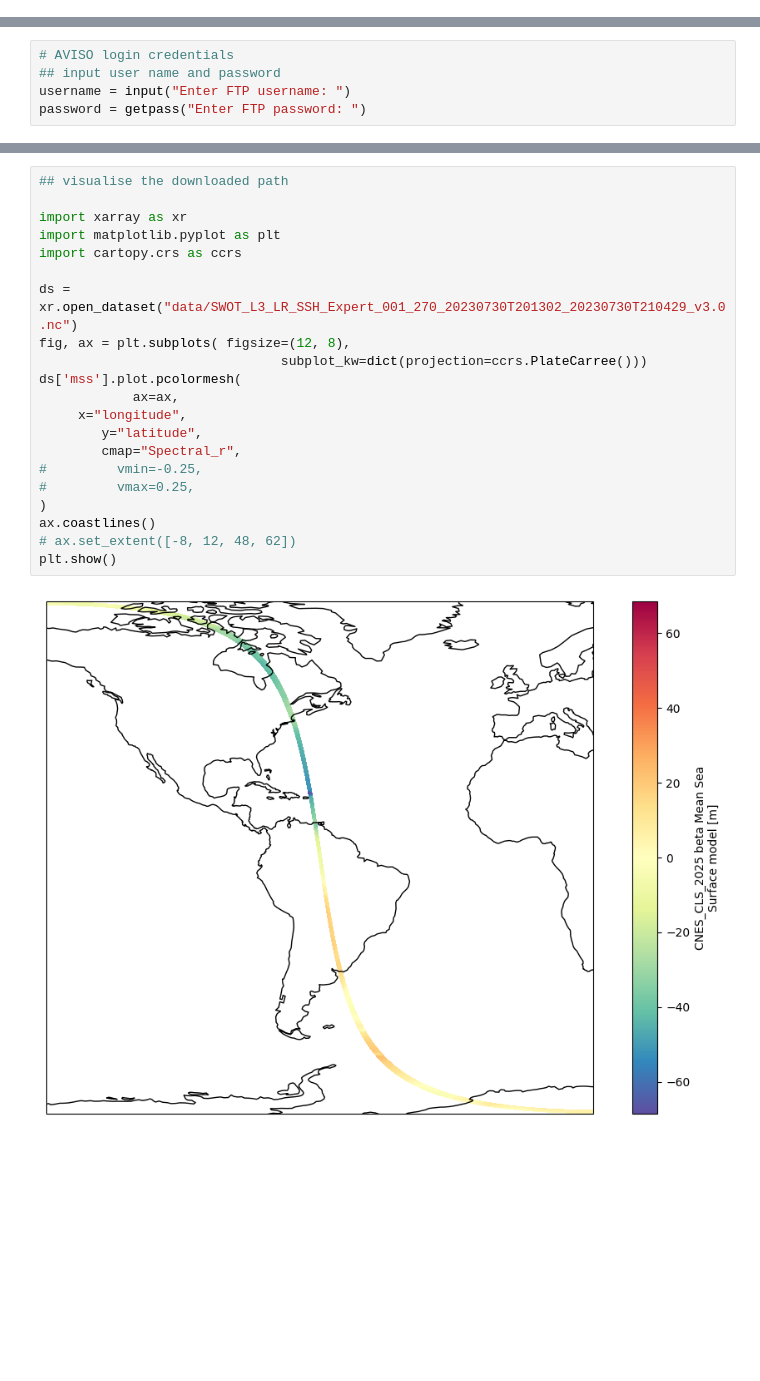
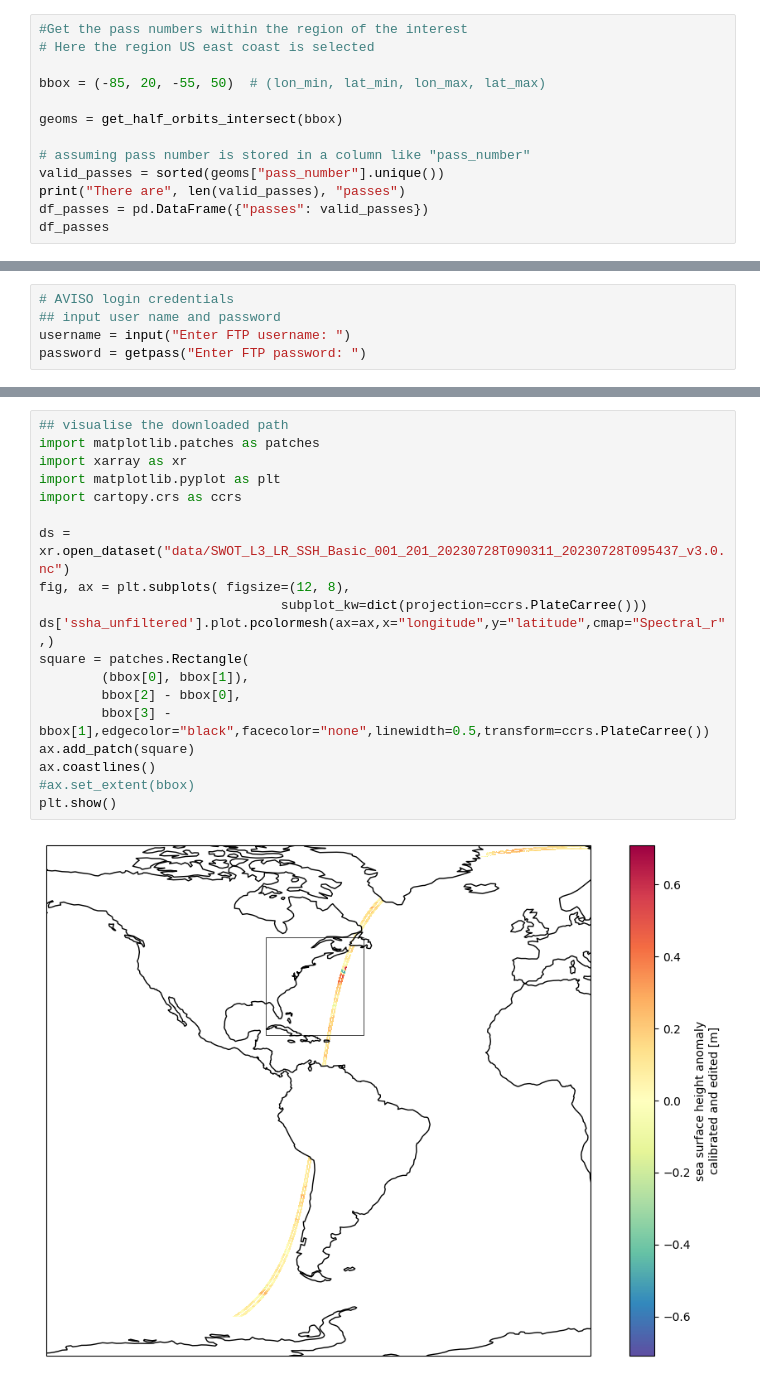
Before and after one commit to anupocean/SWOT_data_scripts, a Jupyter notebook: SWOT_download_v2.ipynb, the cells around one changed output, grey strips where cells are left out. Drawn from its saved outputs; the diff is of its cells as text; blank space fills up the shorter version.

```diff
--- a/SWOT_download_v2.ipynb
+++ b/SWOT_download_v2.ipynb
@@ -103,0 +124,13 @@ def download_sowt(
+# %%
+#Get the pass numbers within the region of the interest
+# Here the region US east coast is selected
+
+bbox = (-85, 20, -55, 50)  # (lon_min, lat_min, lon_max, lat_max)
+
+geoms = get_half_orbits_intersect(bbox)
+
+# assuming pass number is stored in a column like "pass_number"
+valid_passes = sorted(geoms["pass_number"].unique())
+print("There are", len(valid_passes), "passes")
+df_passes = pd.DataFrame({"passes": valid_passes})
+df_passes
@@ -129,23 +197,21 @@ Downloading SWOT_L3_LR_SSH_Expert_001_270_20230730T201302_20230730T210429_v3.0.n
 # %%
 ## visualise the downloaded path
-
+import matplotlib.patches as patches
 import xarray as xr
 import matplotlib.pyplot as plt
 import cartopy.crs as ccrs
 
-ds = xr.open_dataset("data/SWOT_L3_LR_SSH_Expert_001_270_20230730T201302_20230730T210429_v3.0.nc")
+ds = xr.open_dataset("data/SWOT_L3_LR_SSH_Basic_001_201_20230728T090311_20230728T095437_v3.0.nc")
 fig, ax = plt.subplots( figsize=(12, 8),
                                subplot_kw=dict(projection=ccrs.PlateCarree()))
-ds['mss'].plot.pcolormesh(
-            ax=ax,
-     x="longitude",
-        y="latitude",
-        cmap="Spectral_r",
-#         vmin=-0.25,
-#         vmax=0.25,
-)
+ds['ssha_unfiltered'].plot.pcolormesh(ax=ax,x="longitude",y="latitude",cmap="Spectral_r",)
+square = patches.Rectangle(
+        (bbox[0], bbox[1]),
+        bbox[2] - bbox[0],
+        bbox[3] - bbox[1],edgecolor="black",facecolor="none",linewidth=0.5,transform=ccrs.PlateCarree())
+ax.add_patch(square)
 ax.coastlines()
-# ax.set_extent([-8, 12, 48, 62])
+#ax.set_extent(bbox)
 plt.show()
 # %% [output]
-[figure, old version]
+[figure, new version]
```
Also changed, not shown: parts of 8 cells of this notebook.
